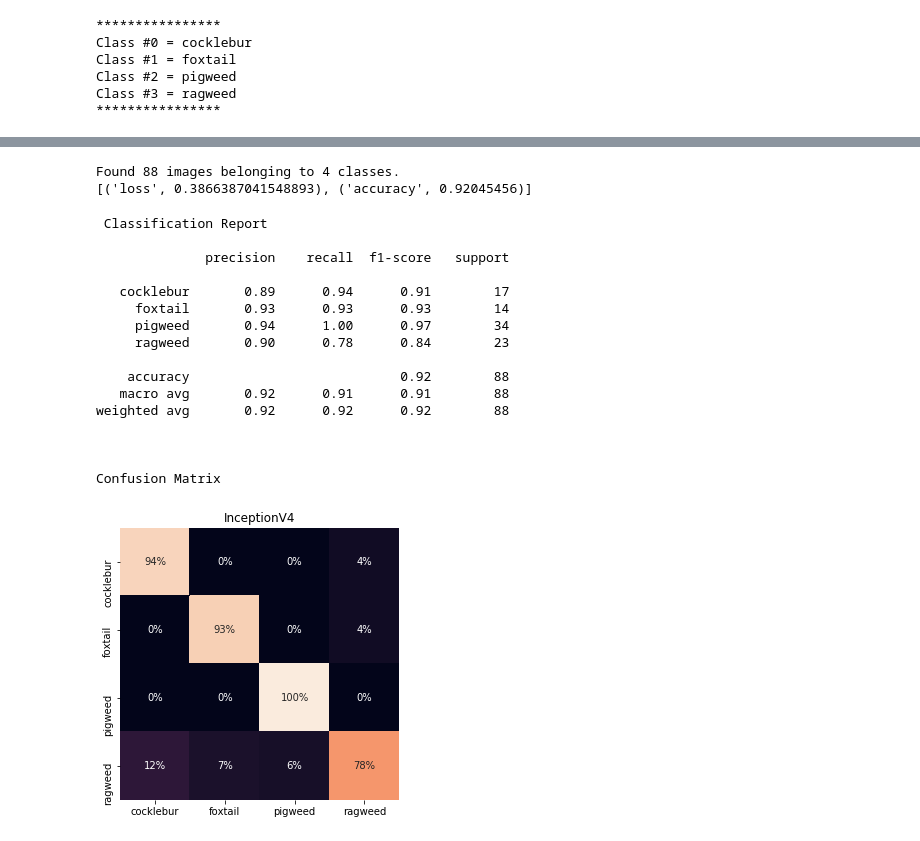
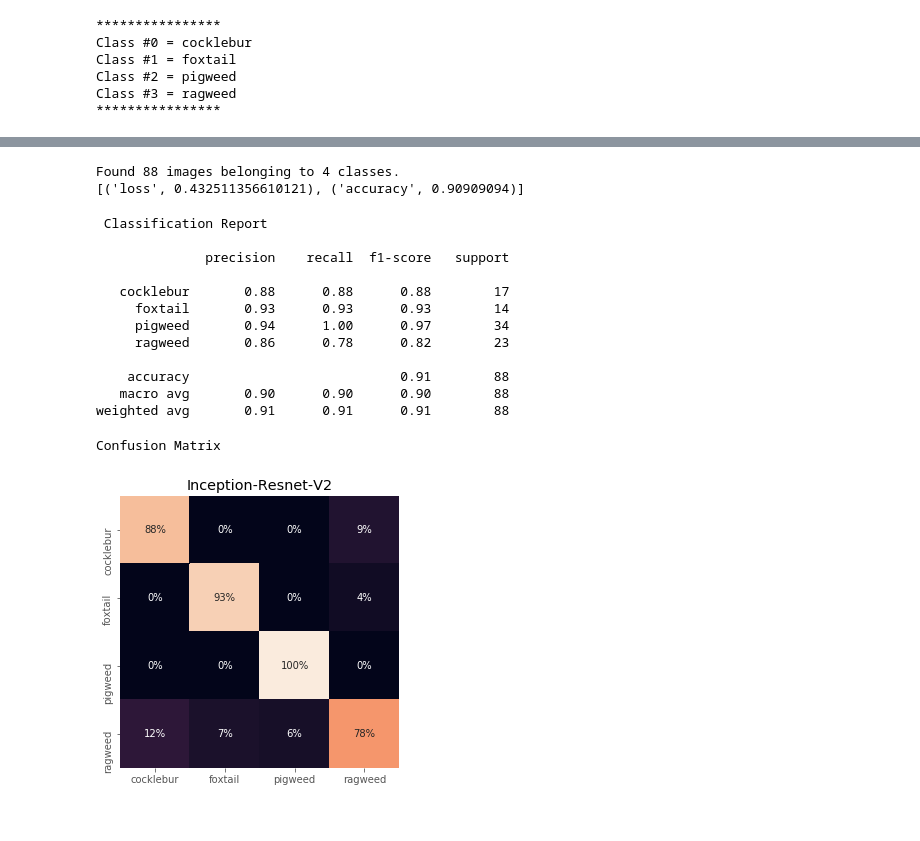
Before and after one commit to Salazar-Prime/Inception, a Jupyter notebook: Incepv4.ipynb, the cells around one changed output, grey strips where cells are left out. Saved outputs shown, nothing was run; the diff lists cells and outputs as text; code cells hidden in the pictures.

```diff
--- a/Incepv4.ipynb
+++ b/Incepv4.ipynb
@@ -31,8 +30,9 @@ DATASET_PATH  = './weed_data'
 IMAGE_SIZE    = (300, 300)
 NUM_CLASSES   = 4
 BATCH_SIZE    = 8
+
 NUM_EPOCHS    = 20
-WEIGHTS_FINAL = 'model-inception_resnet_v2-final_2.h5'
+WEIGHTS_FINAL = 'model-inception_resnet_v2-final.h5'
 # %%
 # specify data augmentation parameters for training images
 train_datagen = ImageDataGenerator(preprocessing_function=preprocess_input,
@@ -184,15 +176,16 @@ plt.savefig("plot.png")
 # test model
 
 test_datagen = ImageDataGenerator(preprocessing_function=preprocess_input)
+
 test_batches = test_datagen.flow_from_directory(DATASET_PATH + '/test',
-                                                  target_size=IMAGE_SIZE,
-                                                  interpolation='bicubic',
-                                                  class_mode='categorical',
-                                                  shuffle=False,
-                                                  batch_size=1)
+                                                target_size=IMAGE_SIZE,
+                                                interpolation='bicubic',
+                                                class_mode='categorical',
+                                                shuffle=False,
+                                                batch_size=1)
 
 out = model.evaluate_generator(test_batches, use_multiprocessing=True)
-print(list(zip(model.metrics_names,out)))
+print(list(zip(model.metrics_names, out)))
 # %% [output]
 Found 88 images belonging to 4 classes.
-[('loss', 0.3866387041548893), ('accuracy', 0.92045456)]
+[('loss', 0.432511356610121), ('accuracy', 0.90909094)]
@@ -202,46 +195,49 @@ test_batches.reset()
 Y_pred = model.predict_generator(test_batches, use_multiprocessing=True)
 # print(len(Y_pred))
+# %%
+y_pred = np.argmax(Y_pred, axis=1)
+
+
+print('\n\n Classification Report\n')
+target_names = list(test_batches.class_indices.keys())
+
+print(classification_report(list(test_batches.classes), y_pred, target_names=target_names))
+# %% [output]
+ Classification Report
+
+              precision    recall  f1-score   support
+
+   cocklebur       0.88      0.88      0.88        17
+     foxtail       0.93      0.93      0.93        14
+     pigweed       0.94      1.00      0.97        34
+     ragweed       0.86      0.78      0.82        23
+
+    accuracy                           0.91        88
+   macro avg       0.90      0.90      0.90        88
+weighted avg       0.91      0.91      0.91        88
 # %%
-y_pred = np.argmax(Y_pred, axis=1)
-
-print('\n\n Classification Report\n')
-target_names = list(test_batches.class_indices.keys())
-print(classification_report(list(test_batches.classes), y_pred, target_names=target_names))
-
-
 print('\n\nConfusion Matrix\n')
 cm = confusion_matrix(test_batches.classes, y_pred)
 
 row_sums = cm.sum(axis=1)
 cm = cm / row_sums
 
-df_cm = pd.DataFrame(cm, index = ['cocklebur','foxtail','pigweed','ragweed'], columns = ['cocklebur','foxtail','pigweed','ragweed'])
+df_cm = pd.DataFrame(cm,
+
+                     index=['cocklebur', 'foxtail', 'pigweed', 'ragweed'],
+                     columns=['cocklebur', 'foxtail', 'pigweed', 'ragweed'])
+
 # print(df_cm)
 
 # flights = df_cm.pivot("month", "year", "passengers")
 
-plt.figure(figsize = (5,5))
-plt.title('InceptionV4')
+plt.figure(figsize=(5, 5))
+plt.title('Inception-Resnet-V2')
 sn.heatmap(df_cm, annot=True, fmt='0.0%', cbar=False)
-plt.savefig('IncepV4.png')
+plt.savefig('Inception-Resnet-V2.png')
 # %% [output]
- Classification Report
-
-              precision    recall  f1-score   support
-
-   cocklebur       0.89      0.94      0.91        17
-     foxtail       0.93      0.93      0.93        14
-     pigweed       0.94      1.00      0.97        34
-     ragweed       0.90      0.78      0.84        23
-
-    accuracy                           0.92        88
-   macro avg       0.92      0.91      0.91        88
-weighted avg       0.92      0.92      0.92        88
-
-
-
 Confusion Matrix
-[figure, old version]
+[figure, new version]
 # %%
 # Implementation as explained in: https://arxiv.org/pdf/1602.07261v1.pdf
 # Code Source: Keras InceptionResetV2 (https://jkjung-avt.github.io/keras-inceptionresnetv2/)
```
Also changed, not shown: parts of 11 cells of this notebook, 10 other files.
